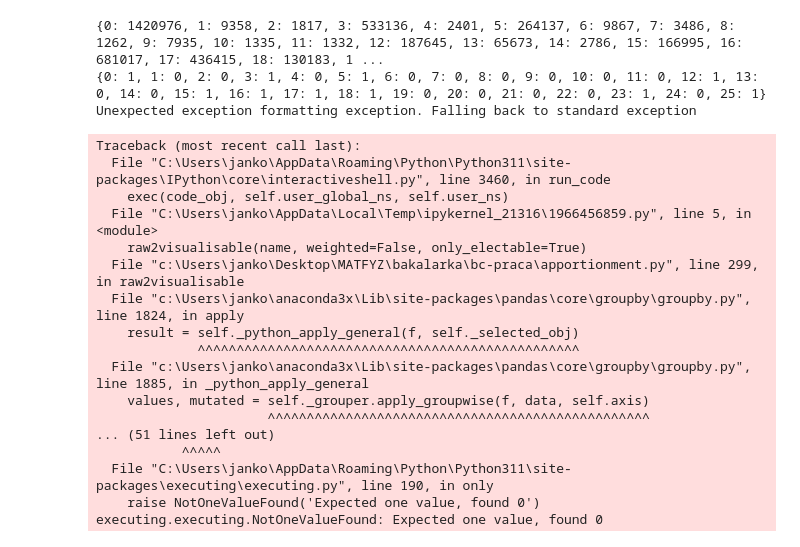
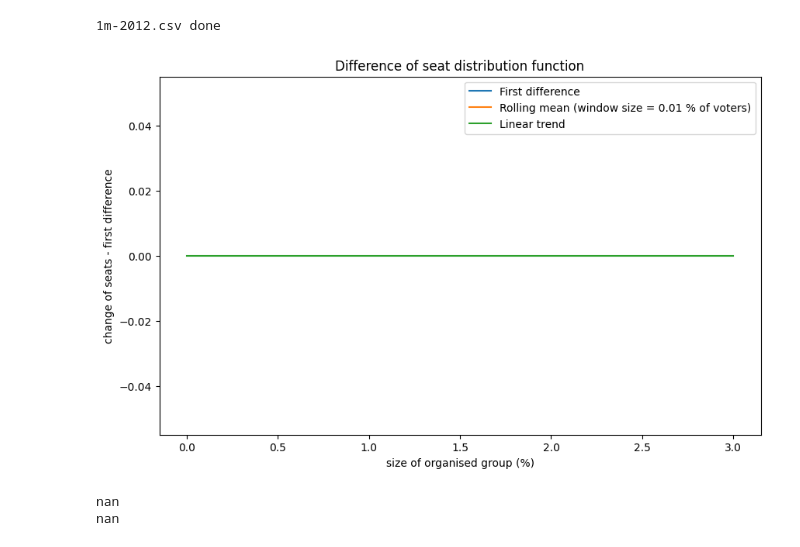
Before and after one commit to JnKamas/bc-praca, a Jupyter notebook: section_2_4.ipynb, the cells around one changed output. Cells and saved outputs as stored; diff of their text form; code cells hidden in the pictures.

```diff
--- a/section_2_4.ipynb
+++ b/section_2_4.ipynb
@@ -94,28 +46,15 @@ names = ["1m-2012.csv"]
 
 for name in names:
     ## unweighted electable subjets
-    raw2visualisable(name, weighted=False, only_electable=True)
+    raw2visualisable(name, weighted=False, only_electable=True, year=2012)
 # %% [output]
-{0: 1420976, 1: 9358, 2: 1817, 3: 533136, 4: 2401, 5: 264137, 6: 9867, 7: 3486, 8: 1262, 9: 7935, 10: 1335, 11: 1332, 12: 187645, 13: 65673, 14: 2786, 15: 166995, 16: 681017, 17: 436415, 18: 130183, 1 ...
-{0: 1, 1: 0, 2: 0, 3: 1, 4: 0, 5: 1, 6: 0, 7: 0, 8: 0, 9: 0, 10: 0, 11: 0, 12: 1, 13: 0, 14: 0, 15: 1, 16: 1, 17: 1, 18: 1, 19: 0, 20: 0, 21: 0, 22: 0, 23: 1, 24: 0, 25: 1}
-Unexpected exception formatting exception. Falling back to standard exception
+1m-2012.csv done
-Traceback (most recent call last):
-  File "C:\Users\janko\AppData\Roaming\Python\Python311\site-packages\IPython\core\interactiveshell.py", line 3460, in run_code
-    exec(code_obj, self.user_global_ns, self.user_ns)
-  File "C:\Users\janko\AppData\Local\Temp\ipykernel_21316\1966456859.py", line 5, in <module>
-    raw2visualisable(name, weighted=False, only_electable=True)
-  File "c:\Users\janko\Desktop\MATFYZ\bakalarka\bc-praca\apportionment.py", line 299, in raw2visualisable
-  File "c:\Users\janko\anaconda3x\Lib\site-packages\pandas\core\groupby\groupby.py", line 1824, in apply
-    result = self._python_apply_general(f, self._selected_obj)
-             ^^^^^^^^^^^^^^^^^^^^^^^^^^^^^^^^^^^^^^^^^^^^^^^^^
-  File "c:\Users\janko\anaconda3x\Lib\site-packages\pandas\core\groupby\groupby.py", line 1885, in _python_apply_general
-    values, mutated = self._grouper.apply_groupwise(f, data, self.axis)
-                      ^^^^^^^^^^^^^^^^^^^^^^^^^^^^^^^^^^^^^^^^^^^^^^^^^
-... (51 lines left out)
-           ^^^^^
-  File "C:\Users\janko\AppData\Roaming\Python\Python311\site-packages\executing\executing.py", line 190, in only
-    raise NotOneValueFound('Expected one value, found 0')
-executing.executing.NotOneValueFound: Expected one value, found 0
+# %%
+visualise_and_print("./vis_data/electable-unweighted-vis-1m-2012.csv")
+# %% [output]
+[figure, added]
+nan
+nan
 # %%
 visualise_and_print("./vis_data/electable-unweighted-vis-1m-2016.csv")
 # %% [output]
```
Also changed, not shown: parts of 7 cells of this notebook, 3 other files.
